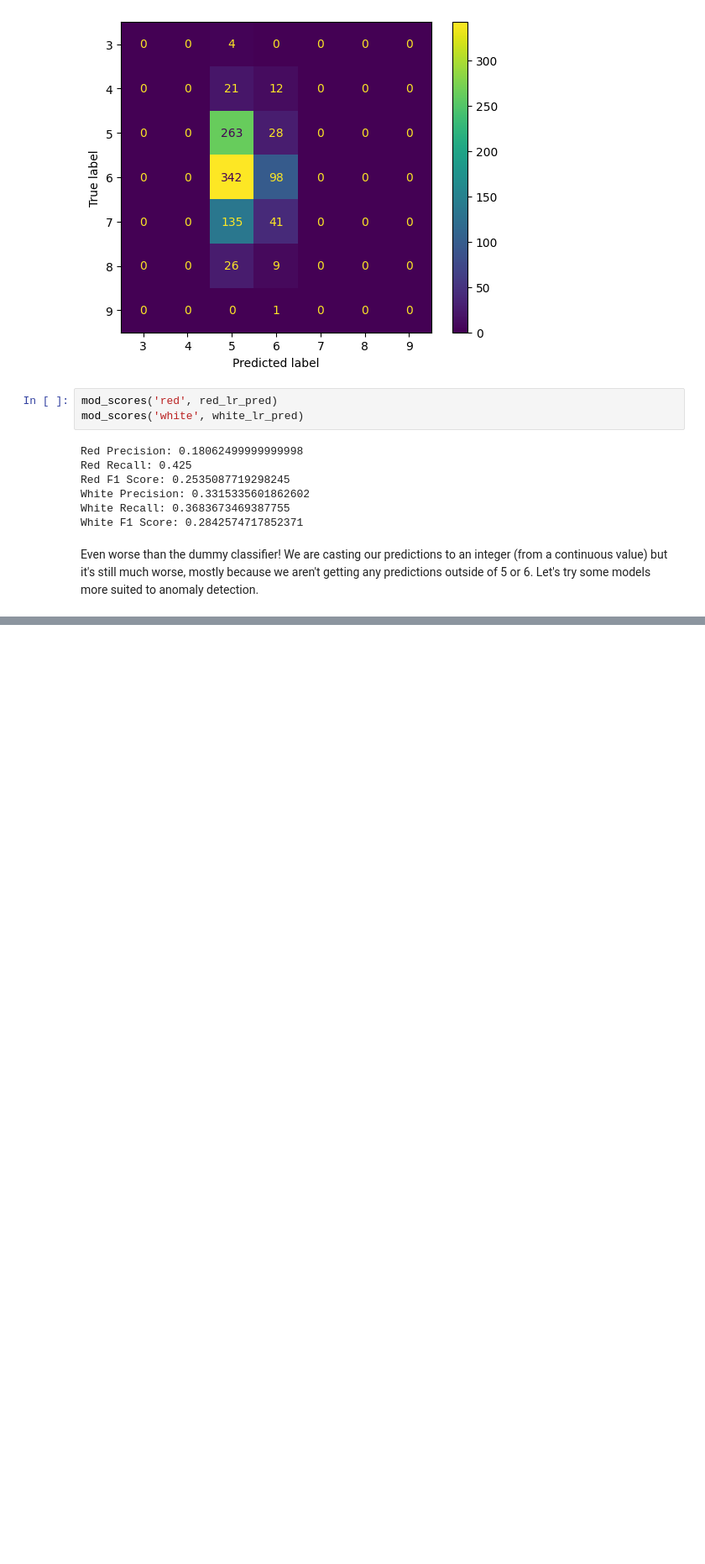
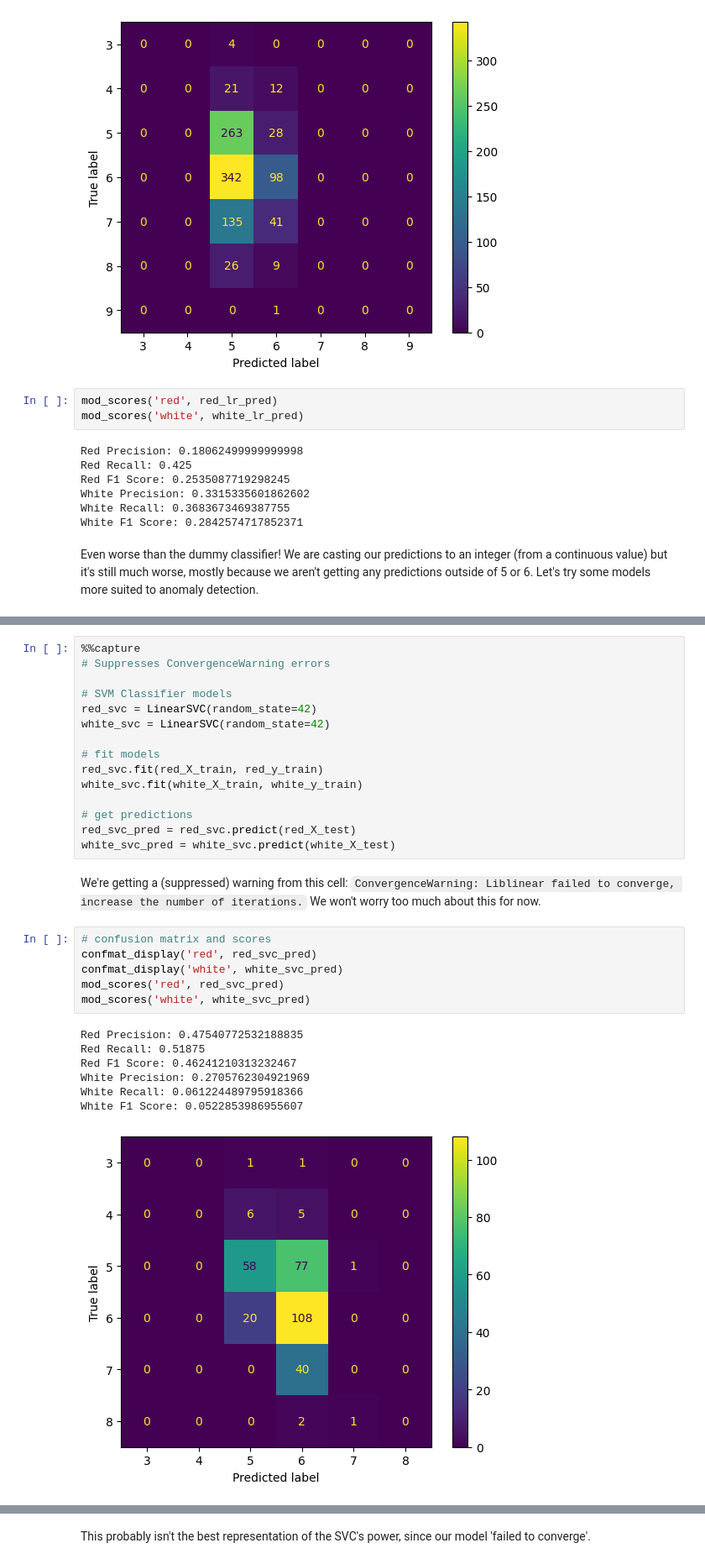
Before and after one commit to zdravoj/data-science-foundations, a Jupyter notebook: UCI_wine_quality.ipynb, the cells around one changed output, grey strips where cells are left out. Shown at 84% size. Drawn from its saved outputs; the diff is of its cells as text; blank space fills up the shorter version.

Commit message:
completed second iteration in WQ

```diff
--- a/UCI_wine_quality.ipynb
+++ b/UCI_wine_quality.ipynb
@@ -1227,0 +1330,31 @@ Even worse than the dummy classifier! We are casting our predictions to an integ
+# %%
+%%capture
+# Suppresses ConvergenceWarning errors
+
+# SVM Classifier models
+red_svc = LinearSVC(random_state=42)
+white_svc = LinearSVC(random_state=42)
+
+# fit models
+red_svc.fit(red_X_train, red_y_train)
+white_svc.fit(white_X_train, white_y_train)
+
+# get predictions
+red_svc_pred = red_svc.predict(red_X_test)
+white_svc_pred = white_svc.predict(white_X_test)
+# %% [markdown]
+We're getting a (suppressed) warning from this cell: `ConvergenceWarning: Liblinear failed to converge, increase the number of iterations.` We won't worry too much about this for now.
+# %%
+# confusion matrix and scores
+confmat_display('red', red_svc_pred)
+confmat_display('white', white_svc_pred)
+mod_scores('red', red_svc_pred)
+mod_scores('white', white_svc_pred)
+# %% [output]
+Red Precision: 0.47540772532188835
+Red Recall: 0.51875
+Red F1 Score: 0.46241210313232467
+White Precision: 0.2705762304921969
+White Recall: 0.061224489795918366
+White F1 Score: 0.0522853986955607
+[figure, added]
@@ -1227,0 +1362,2 @@ Even worse than the dummy classifier! We are casting our predictions to an integ
+# %% [markdown]
+This probably isn't the best representation of the SVC's power, since our model 'failed to converge'.
```
Also changed, not shown: parts of 22 cells of this notebook.
